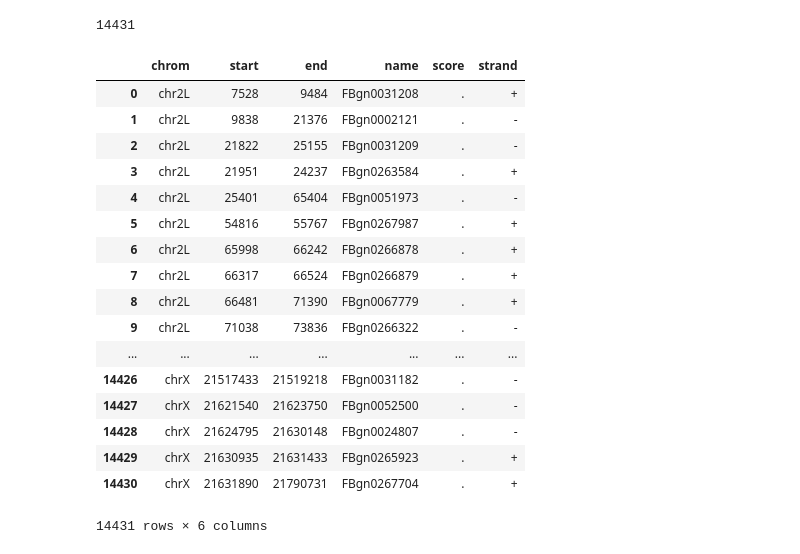
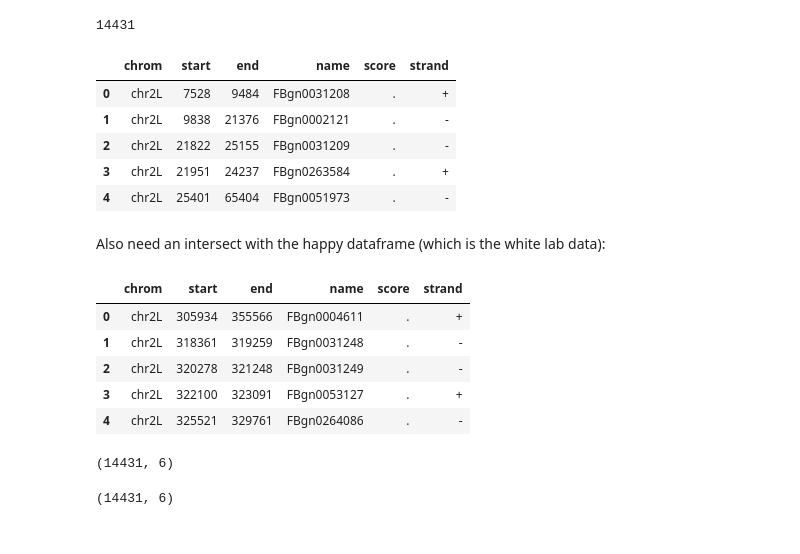
Before and after one commit to jfear/s2rnai, a Jupyter notebook: notebook/develop/2017-09-01_chipseq.ipynb, the cells around one changed output. Cells and saved outputs as stored; diff of their text form; code cells hidden in the pictures.

```diff
--- a/notebook/develop/2017-09-01_chipseq.ipynb
+++ b/notebook/develop/2017-09-01_chipseq.ipynb
@@ -385,23 +420,13 @@ len(intdf.name.unique())
 # %% [output]
 14431
 # %%
-intdf
+intdf.head()
 # %% [output]
 |  | chrom | start | end | name | score | strand |
 | 0 | chr2L | 7528 | 9484 | FBgn0031208 | . | + |
 | 1 | chr2L | 9838 | 21376 | FBgn0002121 | . | - |
 | 2 | chr2L | 21822 | 25155 | FBgn0031209 | . | - |
 | 3 | chr2L | 21951 | 24237 | FBgn0263584 | . | + |
 | 4 | chr2L | 25401 | 65404 | FBgn0051973 | . | - |
-| 5 | chr2L | 54816 | 55767 | FBgn0267987 | . | + |
-| 6 | chr2L | 65998 | 66242 | FBgn0266878 | . | + |
-| 7 | chr2L | 66317 | 66524 | FBgn0266879 | . | + |
-| 8 | chr2L | 66481 | 71390 | FBgn0067779 | . | + |
-| 9 | chr2L | 71038 | 73836 | FBgn0266322 | . | - |
-| ... | ... | ... | ... | ... | ... | ... |
-| 14426 | chrX | 21517433 | 21519218 | FBgn0031182 | . | - |
-| 14427 | chrX | 21621540 | 21623750 | FBgn0052500 | . | - |
-| 14428 | chrX | 21624795 | 21630148 | FBgn0024807 | . | - |
-| 14429 | chrX | 21630935 | 21631433 | FBgn0265923 | . | + |
-| 14430 | chrX | 21631890 | 21790731 | FBgn0267704 | . | + |
-14431 rows × 6 columns
+# %% [markdown]
+Also need an intersect  with the happy dataframe (which is the white lab data):
@@ -407,0 +444,9 @@ intdf
+# %%
+white.head()
+# %% [output]
+|  | chrom | start | end | name | score | strand |
+| 0 | chr2L | 305934 | 355566 | FBgn0004611 | . | + |
+| 1 | chr2L | 318361 | 319259 | FBgn0031248 | . | - |
+| 2 | chr2L | 320278 | 321248 | FBgn0031249 | . | - |
+| 3 | chr2L | 322100 | 323091 | FBgn0053127 | . | + |
+| 4 | chr2L | 325521 | 329761 | FBgn0264086 | . | - |
@@ -407,0 +455,8 @@ intdf
+# %%
+allintersects.drop_duplicates().shape
+# %% [output]
+(14431, 6)
+# %%
+intdf.shape
+# %% [output]
+(14431, 6)
```
Also changed, not shown: parts of 12 cells of this notebook, 1 other file.
